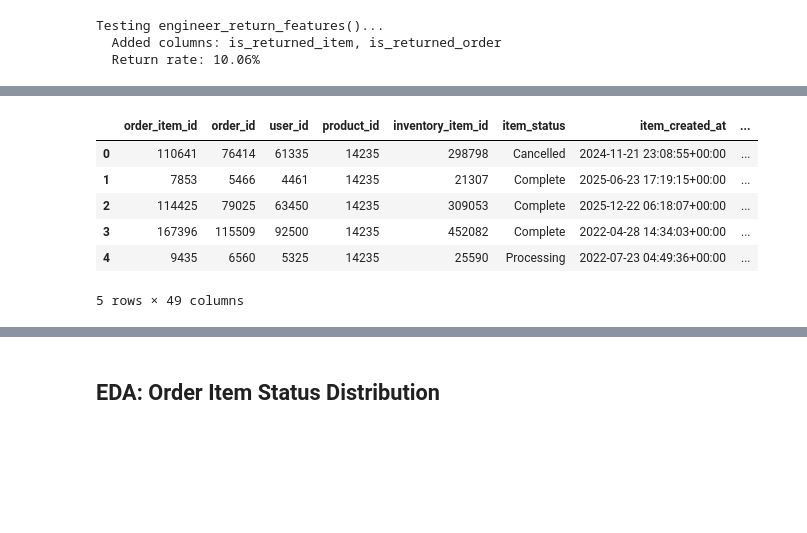
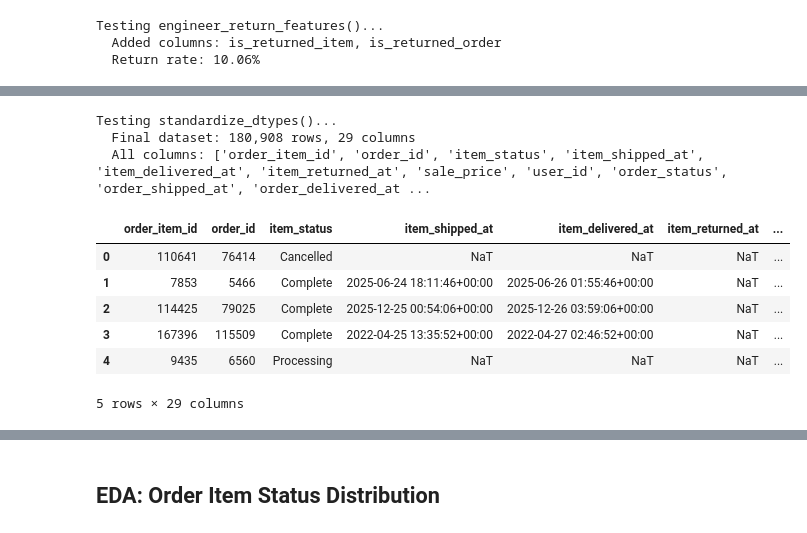
Before and after one commit to kojounfc/unfc-capstone-project-1, a Jupyter notebook: notebooks/the_look_ecom_EDA.ipynb, the cells around one changed output, grey strips where cells are left out. Drawn from its saved outputs; the diff is of its cells as text; code cells hidden in the pictures; blank space fills up the shorter version.

Commit message:
feat(data-cleaning): Address PR feedback and reapply data cleaning changes on updated dev

```diff
--- a/notebooks/the_look_ecom_EDA.ipynb
+++ b/notebooks/the_look_ecom_EDA.ipynb
@@ -104,10 +122,34 @@ Processed data dir: c:\Users\folij077\OneDrive - GUSCanada\SCHOOL\Winter 2026\Ca
 ## Test Data Processing Pipeline
 
 Before loading the full dataset, let's verify the data processing functions work correctly by testing them on sample data.
+# %%
+# Define columns to load for each CSV file
+order_items_cols = [
+    'id','order_id', 'product_id', 'status',
+    'shipped_at', 'delivered_at', 'returned_at', 'sale_price',
+]
+
+orders_cols = [
+    'order_id','user_id','status','returned_at',
+    'shipped_at','delivered_at','num_of_item'
+]
+
+products_cols = [
+    'id', 'cost','category', 'brand', 'retail_price', 'department'
+]
+
+users_cols = [
+    'id', 'age', 'gender', 'country', 'traffic_source','created_at'
+]
 # %%
 # Test 1: Load raw data files
 print("Testing load_raw_data()...")
-order_items, orders, products, users = load_raw_data()
+order_items, orders, products, users = load_raw_data(
+    order_items_cols=order_items_cols,
+    orders_cols=orders_cols,
+    products_cols=products_cols,
+    users_cols=users_cols
+)
 print(f"  order_items: {len(order_items):,} rows, {len(order_items.columns)} columns")
 print(f"  orders: {len(orders):,} rows, {len(orders.columns)} columns")
 print(f"  products: {len(products):,} rows, {len(products.columns)} columns")
@@ -130,0 +179,14 @@ Testing merge_datasets()...
+# %%
+# Remove unnecessary columns (order_id and product_id are redundant after merging, but keep user_id for customer analysis)
+df_merged, removal_report = remove_unnecessary_columns(
+    df_merged,
+    columns_to_drop=['product_id']
+)
+
+print("Columns Removal Report:")
+print(f"  Mode: {removal_report['mode']}")
+print(f"  Initial columns: {removal_report['initial_column_count']}")
+print(f"  Final columns: {removal_report['final_column_count']}")
+print(f"  Columns removed: {removal_report['columns_removed']}")
+print(f"  Dropped: {removal_report['columns_actually_dropped']}")
+print(f"\nRemaining columns: {removal_report['remaining_columns']}")
@@ -212,13 +228,23 @@ Data Quality Report:
+# %%
+# Test 5: Standardize data types
+print("Testing standardize_dtypes()...")
+df_standardized = standardize_dtypes(df_with_margins)
+print(f"  Final dataset: {len(df_standardized):,} rows, {len(df_standardized.columns)} columns")
+print(f"  All columns: {df_standardized.columns.tolist()}")
+# %% [output]
+Testing standardize_dtypes()...
+  Final dataset: 180,908 rows, 29 columns
+  All columns: ['order_item_id', 'order_id', 'item_status', 'item_shipped_at', 'item_delivered_at', 'item_returned_at', 'sale_price', 'user_id', 'order_status', 'order_shipped_at', 'order_delivered_at ...
 # %%
 # Preview the data
-df.head()
+df_standardized.head()
 # %% [output]
-|  | order_item_id | order_id | user_id | product_id | inventory_item_id | item_status | item_created_at | ... |
-| 0 | 110641 | 76414 | 61335 | 14235 | 298798 | Cancelled | 2024-11-21 23:08:55+00:00 | ... |
-| 1 | 7853 | 5466 | 4461 | 14235 | 21307 | Complete | 2025-06-23 17:19:15+00:00 | ... |
-| 2 | 114425 | 79025 | 63450 | 14235 | 309053 | Complete | 2025-12-22 06:18:07+00:00 | ... |
-| 3 | 167396 | 115509 | 92500 | 14235 | 452082 | Complete | 2022-04-28 14:34:03+00:00 | ... |
-| 4 | 9435 | 6560 | 5325 | 14235 | 25590 | Processing | 2022-07-23 04:49:36+00:00 | ... |
+|  | order_item_id | order_id | item_status | item_shipped_at | item_delivered_at | item_returned_at | ... |
+| 0 | 110641 | 76414 | Cancelled | NaT | NaT | NaT | ... |
+| 1 | 7853 | 5466 | Complete | 2025-06-24 18:11:46+00:00 | 2025-06-26 01:55:46+00:00 | NaT | ... |
+| 2 | 114425 | 79025 | Complete | 2025-12-25 00:54:06+00:00 | 2025-12-26 03:59:06+00:00 | NaT | ... |
+| 3 | 167396 | 115509 | Complete | 2022-04-25 13:35:52+00:00 | 2022-04-27 02:46:52+00:00 | NaT | ... |
+| 4 | 9435 | 6560 | Processing | NaT | NaT | NaT | ... |
-5 rows × 49 columns
+5 rows × 29 columns
 # %%
 # Check columns
```
Also changed, not shown: parts of 44 cells of this notebook, 19 other files.
